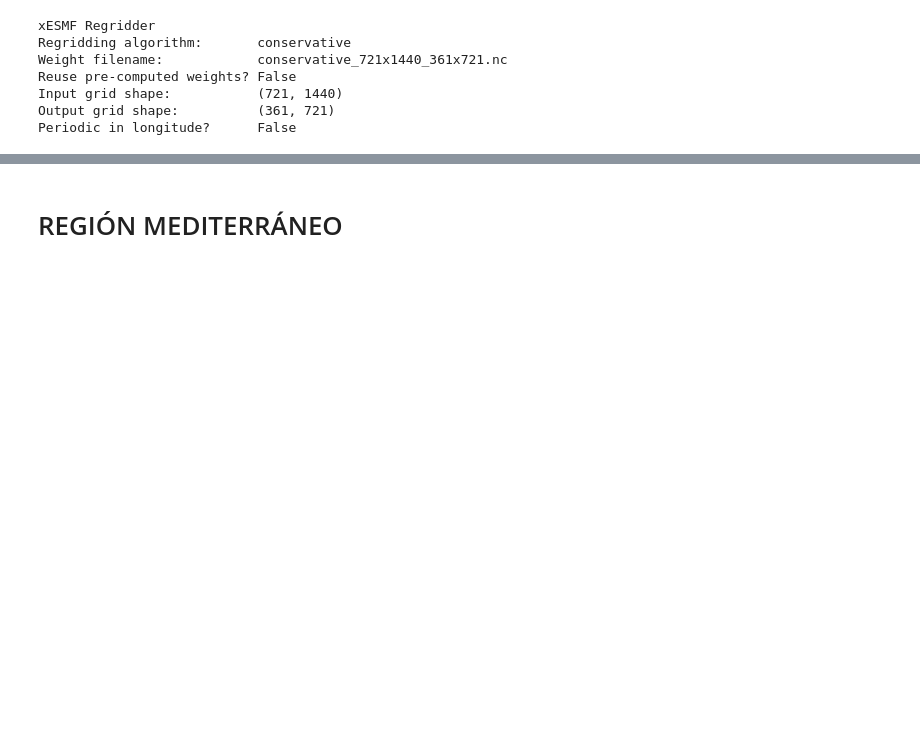
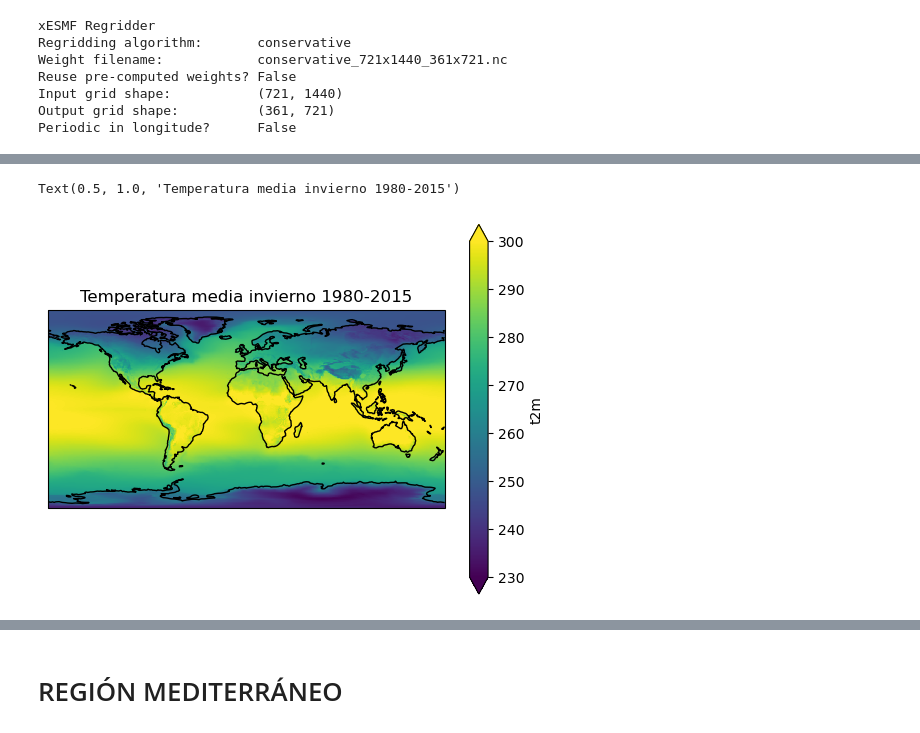
Before and after one commit to rubeenalonso/Practicas-Predictia, a Jupyter notebook: Tarea.ipynb, the cells around one changed output, grey strips where cells are left out. Saved outputs shown, nothing was run; the diff lists cells and outputs as text; code cells hidden in the pictures; blank space fills up the shorter version.

```diff
--- a/Tarea.ipynb
+++ b/Tarea.ipynb
@@ -121,3 +123,12 @@ ax.coastlines()
+# %%
+dr_out_mean = dr_out.mean(dim='time')
+ax = plt.axes(projection=ccrs.PlateCarree())
+dr_out_mean.plot.pcolormesh(ax=ax, vmin=230, vmax=300)
+ax.coastlines()
+plt.title('Temperatura media invierno 1980-2015')
+# %% [output]
+Text(0.5, 1.0, 'Temperatura media invierno 1980-2015')
+[figure, added]
 # %%
 # Se muestra solo la región del Mediterráneo
 ax = plt.axes(projection=ccrs.PlateCarree())
```
Also changed, not shown: parts of 9 cells of this notebook.
